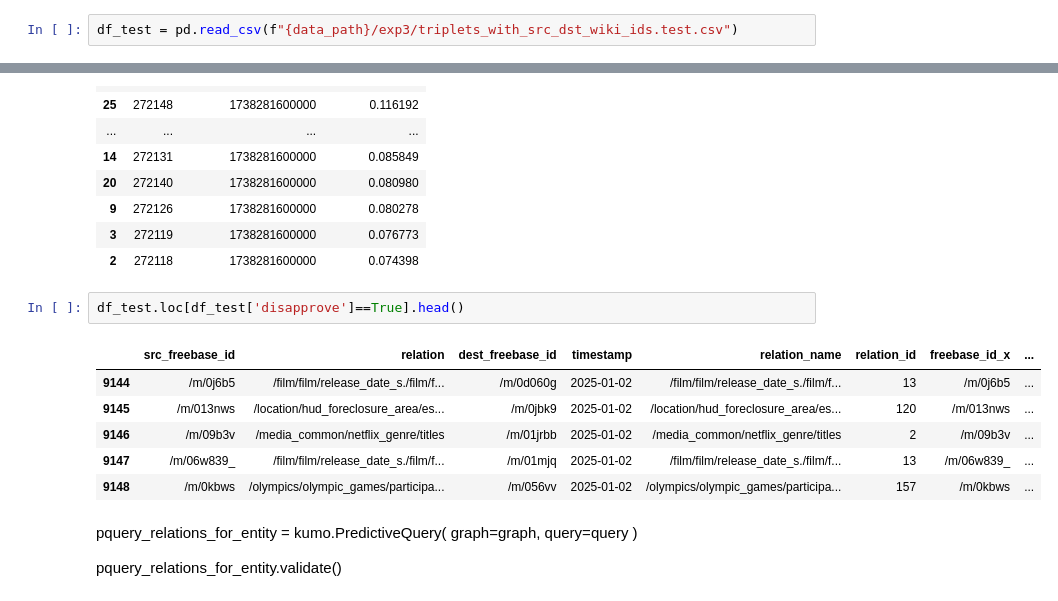
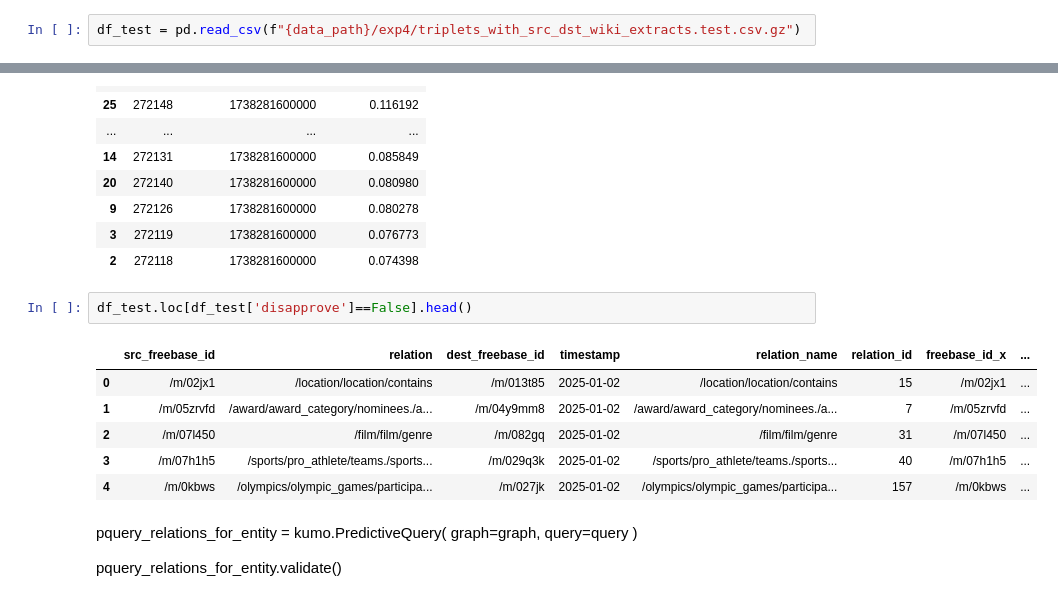
Before and after one commit to vectronaut2/kumoai_hackathon, a Jupyter notebook: notebooks/fb_exp4.ipynb, the cells around one changed output, grey strips where cells are left out. Saved outputs shown, nothing was run; the diff lists cells and outputs as text.

Commit message:
use wiki titles, extracts in exp4

```diff
--- a/notebooks/fb_exp4.ipynb
+++ b/notebooks/fb_exp4.ipynb
@@ -62,5 +73,5 @@ triplets_with_src_dst_wiki_ids_df = pd.read_csv(f"{data_path}/exp3/triplets_with
 # %%
-df_test = pd.read_csv(f"{data_path}/exp3/triplets_with_src_dst_wiki_ids.test.csv")
+df_test = pd.read_csv(f"{data_path}/exp4/triplets_with_src_dst_wiki_extracts.test.csv.gz")
 # %%
 df_test.info()
 # %% [output]
@@ -386,14 +541,14 @@ pred1_df.sort_values(by='TARGET_PRED', ascending=False)
 | 3 | 272119 | 1738281600000 | 0.076773 |
 | 2 | 272118 | 1738281600000 | 0.074398 |
 # %%
-df_test.loc[df_test['disapprove']==True].head()
+df_test.loc[df_test['disapprove']==False].head()
 # %% [output]
 |  | src_freebase_id | relation | dest_freebase_id | timestamp | relation_name | relation_id | freebase_id_x | ... |
-| 9144 | /m/0j6b5 | /film/film/release_date_s./film/f... | /m/0d060g | 2025-01-02 | /film/film/release_date_s./film/f... | 13 | /m/0j6b5 | ... |
-| 9145 | /m/013nws | /location/hud_foreclosure_area/es... | /m/0jbk9 | 2025-01-02 | /location/hud_foreclosure_area/es... | 120 | /m/013nws | ... |
-| 9146 | /m/09b3v | /media_common/netflix_genre/titles | /m/01jrbb | 2025-01-02 | /media_common/netflix_genre/titles | 2 | /m/09b3v | ... |
-| 9147 | /m/06w839_ | /film/film/release_date_s./film/f... | /m/01mjq | 2025-01-02 | /film/film/release_date_s./film/f... | 13 | /m/06w839_ | ... |
-| 9148 | /m/0kbws | /olympics/olympic_games/participa... | /m/056vv | 2025-01-02 | /olympics/olympic_games/participa... | 157 | /m/0kbws | ... |
+| 0 | /m/02jx1 | /location/location/contains | /m/013t85 | 2025-01-02 | /location/location/contains | 15 | /m/02jx1 | ... |
+| 1 | /m/05zrvfd | /award/award_category/nominees./a... | /m/04y9mm8 | 2025-01-02 | /award/award_category/nominees./a... | 7 | /m/05zrvfd | ... |
+| 2 | /m/07l450 | /film/film/genre | /m/082gq | 2025-01-02 | /film/film/genre | 31 | /m/07l450 | ... |
+| 3 | /m/07h1h5 | /sports/pro_athlete/teams./sports... | /m/029q3k | 2025-01-02 | /sports/pro_athlete/teams./sports... | 40 | /m/07h1h5 | ... |
+| 4 | /m/0kbws | /olympics/olympic_games/participa... | /m/027jk | 2025-01-02 | /olympics/olympic_games/participa... | 157 | /m/0kbws | ... |
 # %% [markdown]
 pquery_relations_for_entity = kumo.PredictiveQuery(
 	graph=graph,
```
Also changed, not shown: parts of 19 cells of this notebook, 9 other files.
